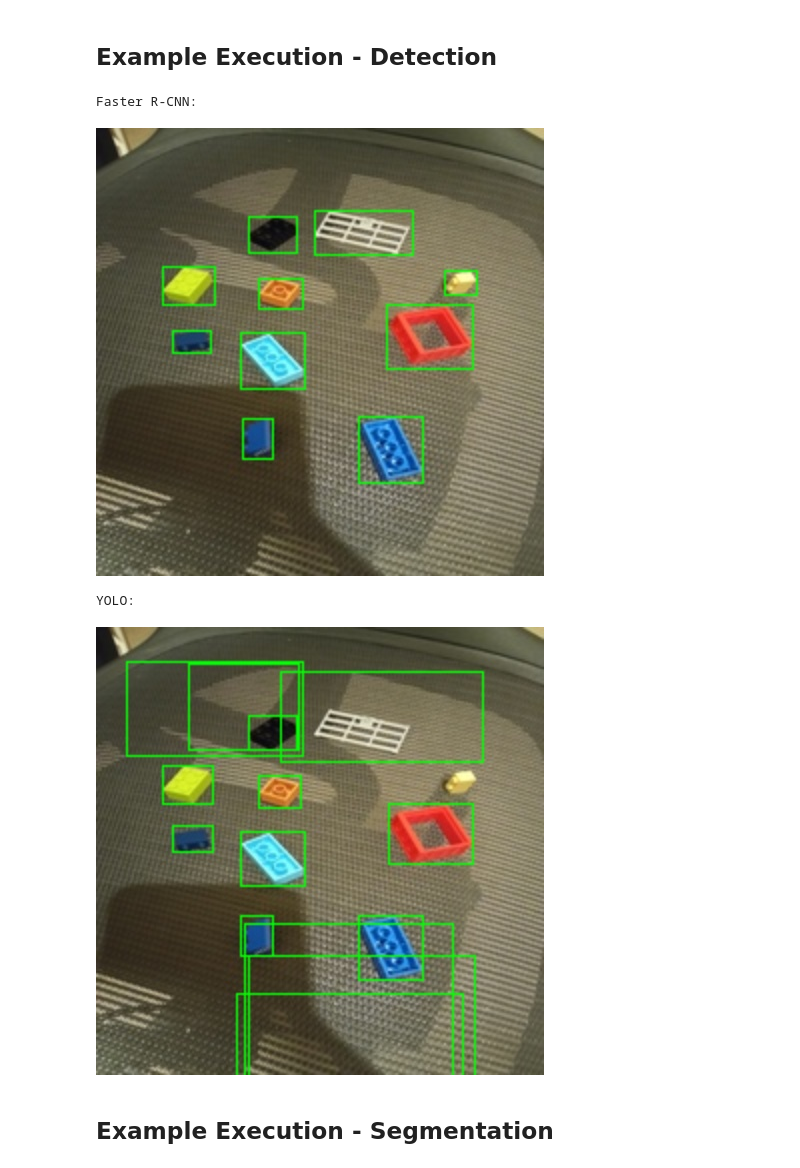
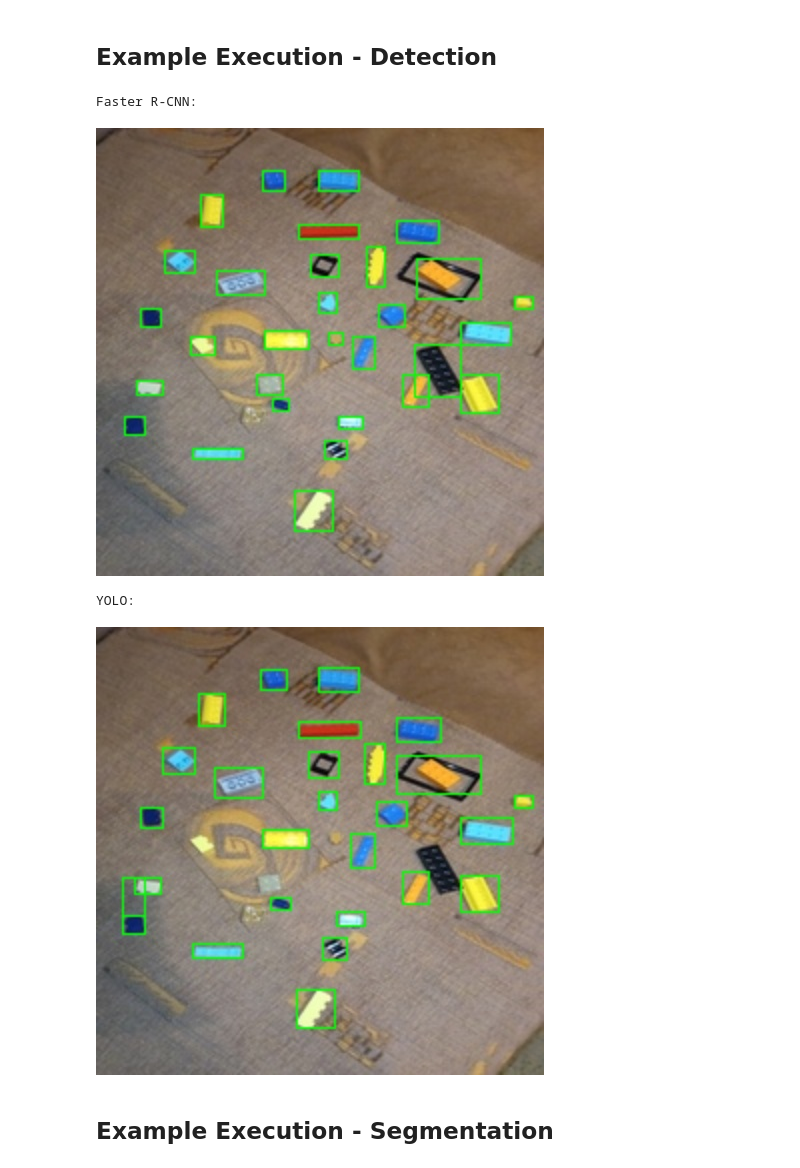
Before and after one commit to Johnny-droid/Lego-Image-Detector, a Jupyter notebook: p2/task3/task3.ipynb, the cells around one changed output. Drawn from its saved outputs; the diff is of its cells as text; code cells hidden in the pictures.

```diff
--- a/p2/task3/task3.ipynb
+++ b/p2/task3/task3.ipynb
@@ -242,24 +252,24 @@ def GetGroundTruthBBs(image_id):
 # %% [markdown]
 ## Example Execution - Detection
 # %%
-name = '10_1.jpg'
+name = '32_1.jpg'
 test_image = '../data/imgs/' + name
 
 model_faster = LoadFRCNNModel()
 model_yolo = LoadYoloModel()
 
 bbs_faster = RunModelFRCNN(model_faster, test_image)
 bbs_yolo = RunModelYolo(model_yolo, test_image)
 
 print('Faster R-CNN:')
 DisplayBBResults(test_image, bbs_faster)
 print('YOLO:')
 DisplayBBResults(test_image, bbs_yolo)
 # %% [output]
 Faster R-CNN:
-[figure, old version]
+[figure, new version]
 YOLO:
-[figure, old version]
+[figure, new version]
 # %% [markdown]
 ## Example Execution - Segmentation
 # %%
```
Also changed, not shown: parts of 5 cells of this notebook.
